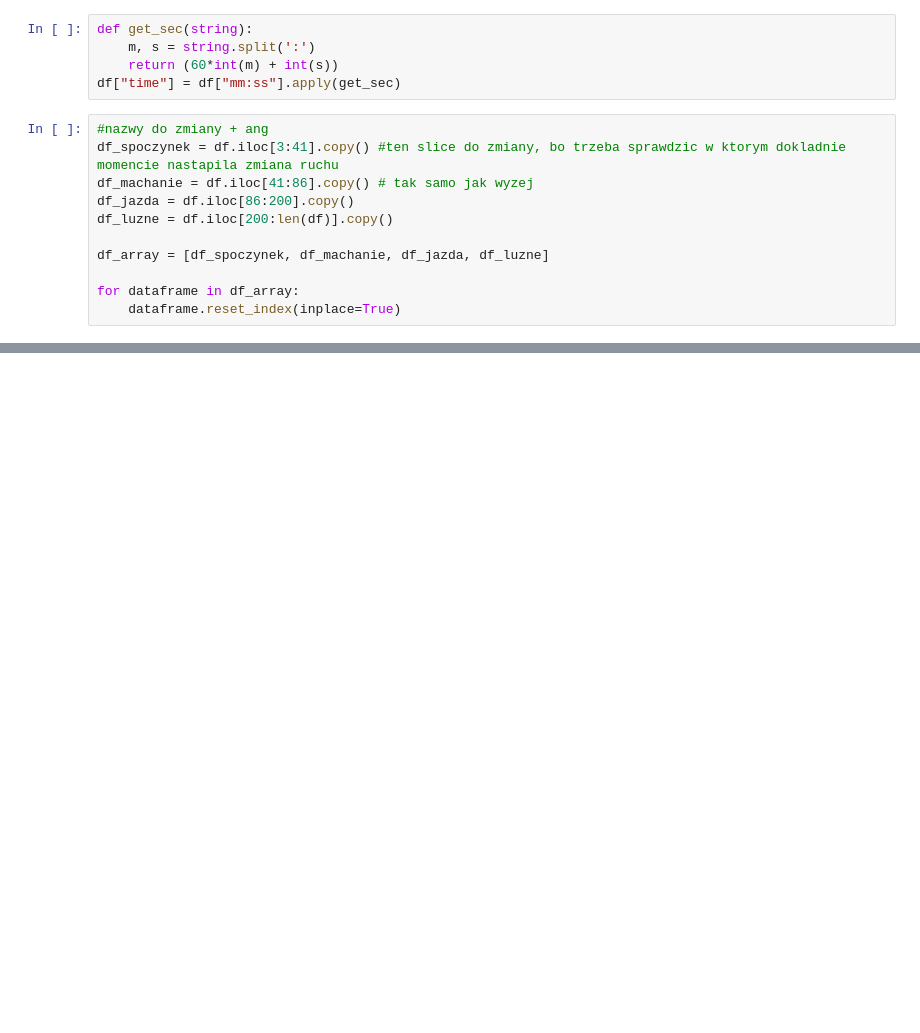
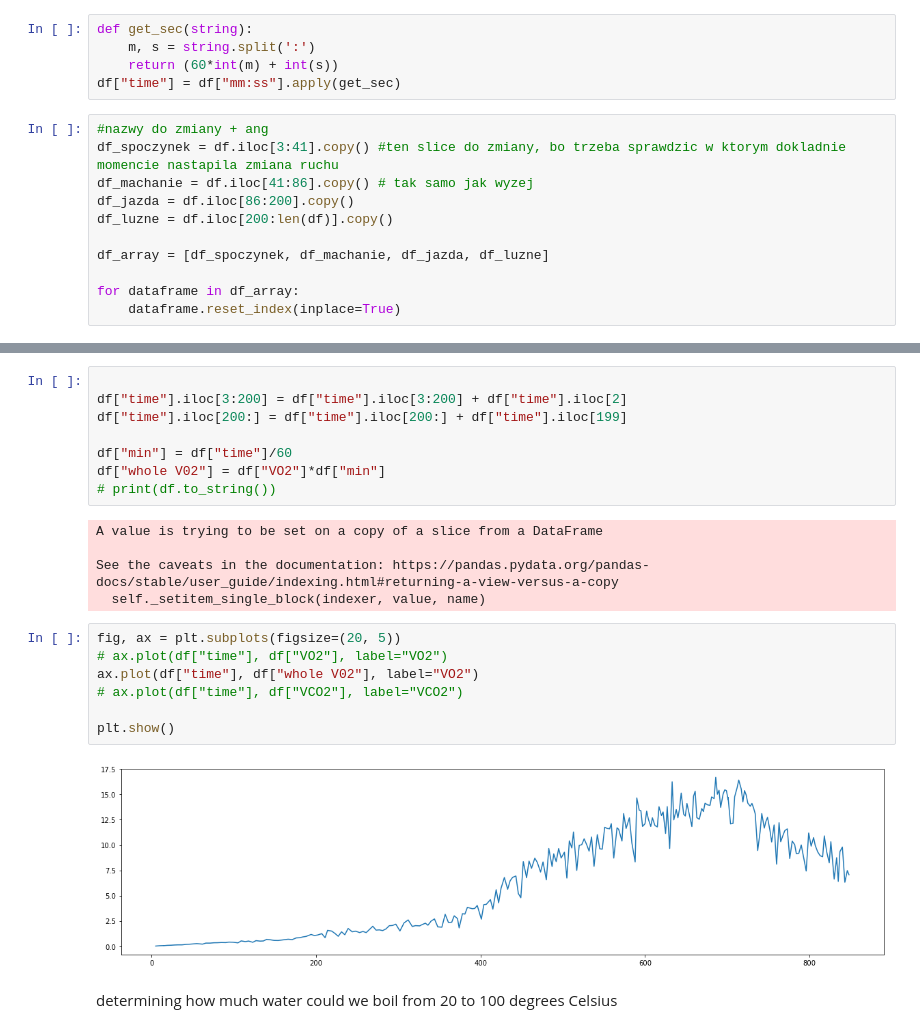
Before and after one commit to finem4n/energy-expenditure-science-labs, a Jupyter notebook: analysis.ipynb, the cells around one changed output, grey strips where cells are left out. Saved outputs shown, nothing was run; the diff lists cells and outputs as text; blank space fills up the shorter version.

```diff
--- a/analysis.ipynb
+++ b/analysis.ipynb
@@ -65,0 +73,24 @@ for dataframe in df_array:
+# %%
+
+df["time"].iloc[3:200] = df["time"].iloc[3:200] + df["time"].iloc[2]
+df["time"].iloc[200:] = df["time"].iloc[200:] + df["time"].iloc[199]
+
+df["min"] = df["time"]/60
+df["whole V02"] = df["VO2"]*df["min"]
+# print(df.to_string())
+# %% [output]
+A value is trying to be set on a copy of a slice from a DataFrame
+
+See the caveats in the documentation: https://pandas.pydata.org/pandas-docs/stable/user_guide/indexing.html#returning-a-view-versus-a-copy
+  self._setitem_single_block(indexer, value, name)
+# %%
+fig, ax = plt.subplots(figsize=(20, 5))
+# ax.plot(df["time"], df["VO2"], label="VO2")
+ax.plot(df["time"], df["whole V02"], label="VO2")
+# ax.plot(df["time"], df["VCO2"], label="VCO2")
+
+plt.show()
+# %% [output]
+[figure, added]
+# %% [markdown]
+determining how much water could we boil from 20 to 100 degrees Celsius
```
Also changed, not shown: parts of 5 cells of this notebook.
